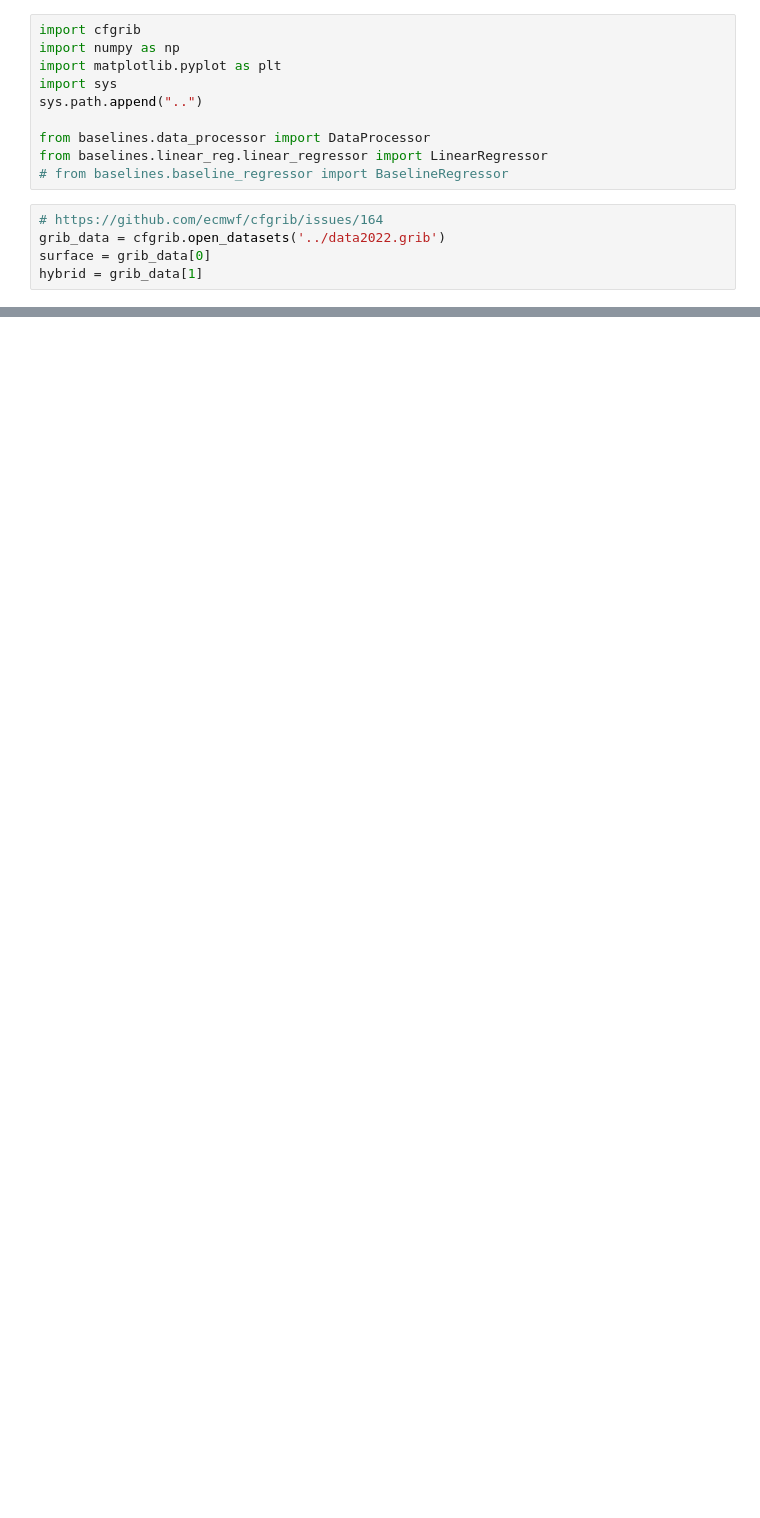
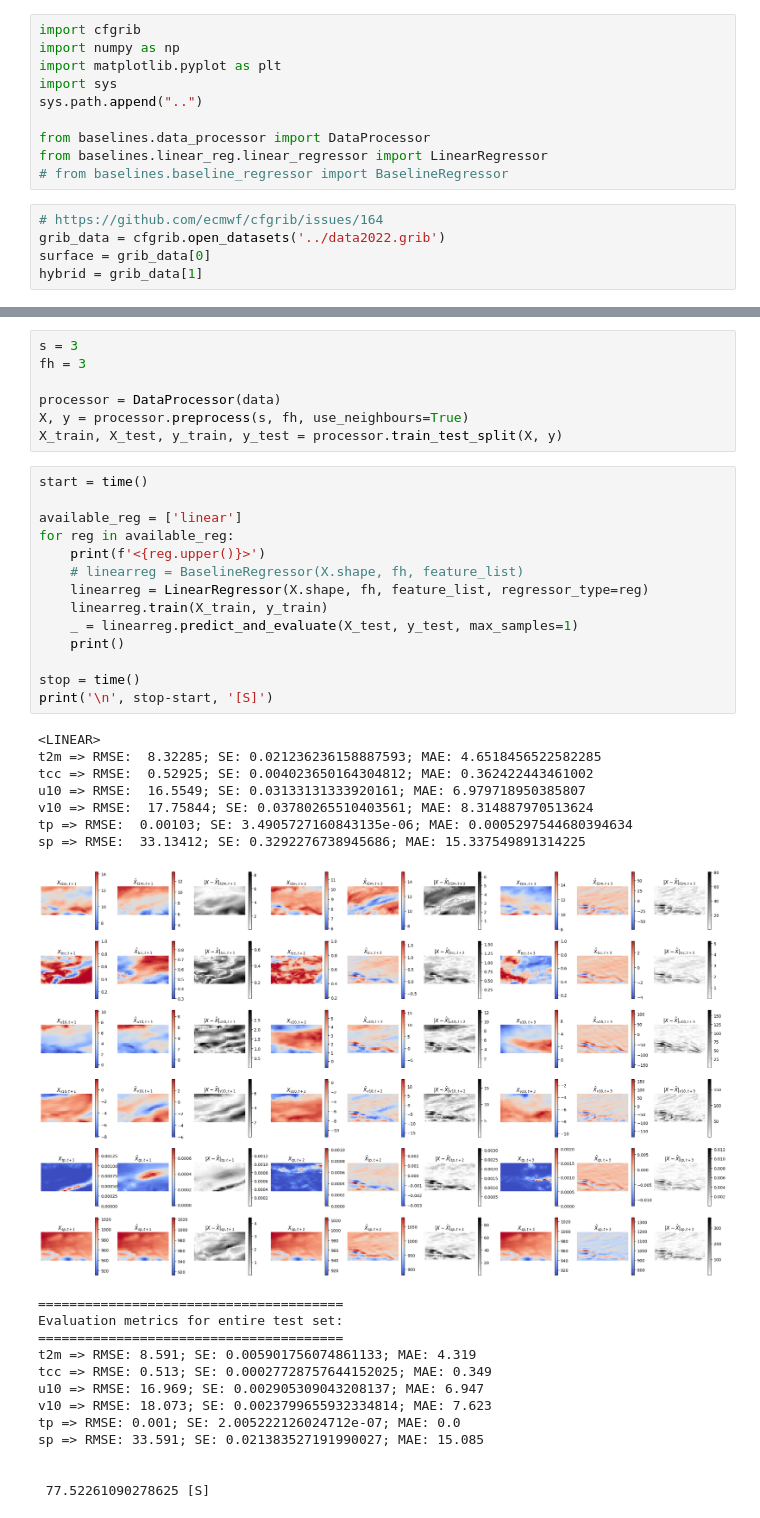
Before and after one commit to iwamaciek/stwp, a Jupyter notebook: demos/linear-demo.ipynb, the cells around one changed output, grey strips where cells are left out. Cells and saved outputs as stored; diff of their text form; blank space fills up the shorter version.

```diff
--- a/demos/linear-demo.ipynb
+++ b/demos/linear-demo.ipynb
@@ -74,0 +89,42 @@ tp => RMSE: 0.0; SE: 2.454296631825405e-07
+# %%
+s = 3
+fh = 3
+
+processor = DataProcessor(data)
+X, y = processor.preprocess(s, fh, use_neighbours=True)
+X_train, X_test, y_train, y_test = processor.train_test_split(X, y)
+# %%
+start = time()
+
+available_reg = ['linear']
+for reg in available_reg:
+    print(f'<{reg.upper()}>')
+    # linearreg = BaselineRegressor(X.shape, fh, feature_list)
+    linearreg = LinearRegressor(X.shape, fh, feature_list, regressor_type=reg)
+    linearreg.train(X_train, y_train)
+    _ = linearreg.predict_and_evaluate(X_test, y_test, max_samples=1)
+    print()
+
+stop = time()
+print('\n', stop-start, '[S]')
+# %% [output]
+<LINEAR>
+t2m => RMSE:  8.32285; SE: 0.021236236158887593; MAE: 4.6518456522582285
+tcc => RMSE:  0.52925; SE: 0.004023650164304812; MAE: 0.362422443461002
+u10 => RMSE:  16.5549; SE: 0.03133131333920161; MAE: 6.979718950385807
+v10 => RMSE:  17.75844; SE: 0.03780265510403561; MAE: 8.314887970513624
+tp => RMSE:  0.00103; SE: 3.4905727160843135e-06; MAE: 0.0005297544680394634
+sp => RMSE:  33.13412; SE: 0.3292276738945686; MAE: 15.337549891314225
+[figure, added]
+=======================================
+Evaluation metrics for entire test set:
+=======================================
+t2m => RMSE: 8.591; SE: 0.005901756074861133; MAE: 4.319
+tcc => RMSE: 0.513; SE: 0.00027728757644152025; MAE: 0.349
+u10 => RMSE: 16.969; SE: 0.002905309043208137; MAE: 6.947
+v10 => RMSE: 18.073; SE: 0.0023799655932334814; MAE: 7.623
+tp => RMSE: 0.001; SE: 2.005222126024712e-07; MAE: 0.0
+sp => RMSE: 33.591; SE: 0.021383527191990027; MAE: 15.085
+
+
+ 77.52261090278625 [S]
```
Also changed, not shown: parts of 4 cells of this notebook, 6 other files.
